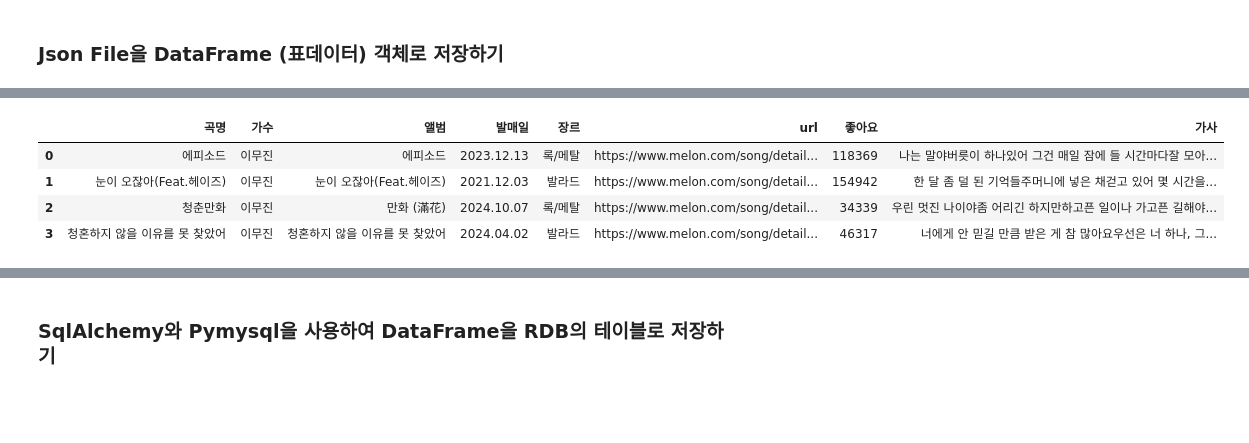
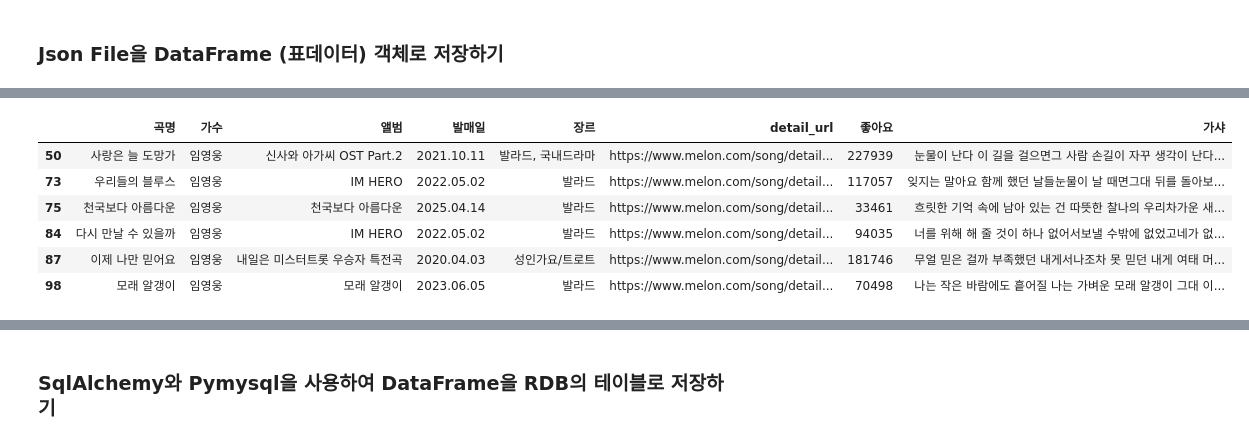
Before and after one commit to Choi-Sungyun0716/Python_WebScraping_Analysis, a Jupyter notebook: 04.Melon100차트_데이터파싱_DB저장.ipynb, the cells around one changed output, grey strips where cells are left out. Drawn from its saved outputs; the diff is of its cells as text; code cells hidden in the pictures; blank space fills up the shorter version.

```diff
--- a/04.Melon100차트_데이터파싱_DB저장.ipynb
+++ b/04.Melon100차트_데이터파싱_DB저장.ipynb
@@ -84,0 +235,6 @@ headers = {
+# %%
+import pandas as pd
+song_df = pd.read_json("data/songs100.json")
+
+print(type(song_df))
+song_df.head(3)
@@ -102,8 +269,11 @@ Name: count, dtype: int64
 # %%
 # 특정 가수의 노래 정보 출력하기
+song_df.loc[song_df["가수"] == '임영웅']
 # %% [output]
-|  | 곡명 | 가수 | 앨범 | 발매일 | 장르 | url | 좋아요 | 가사 |
-| 0 | 에피소드 | 이무진 | 에피소드 | 2023.12.13 | 록/메탈 | https://www.melon.com/song/detail... | 118369 | 나는 말야버릇이 하나있어 그건 매일 잠에 들 시간마다잘 모아... |
-| 1 | 눈이 오잖아(Feat.헤이즈) | 이무진 | 눈이 오잖아(Feat.헤이즈) | 2021.12.03 | 발라드 | https://www.melon.com/song/detail... | 154942 | 한 달 좀 덜 된 기억들주머니에 넣은 채걷고 있어 몇 시간을... |
-| 2 | 청춘만화 | 이무진 | 만화 (滿花) | 2024.10.07 | 록/메탈 | https://www.melon.com/song/detail... | 34339 | 우린 멋진 나이야좀 어리긴 하지만하고픈 일이나 가고픈 길해야... |
-| 3 | 청혼하지 않을 이유를 못 찾았어 | 이무진 | 청혼하지 않을 이유를 못 찾았어 | 2024.04.02 | 발라드 | https://www.melon.com/song/detail... | 46317 | 너에게 안 믿길 만큼 받은 게 참 많아요우선은 너 하나, 그... |
+|  | 곡명 | 가수 | 앨범 | 발매일 | 장르 | detail_url | 좋아요 | 가샤 |
+| 50 | 사랑은 늘 도망가 | 임영웅 | 신사와 아가씨 OST Part.2 | 2021.10.11 | 발라드, 국내드라마 | https://www.melon.com/song/detail... | 227939 | 눈물이 난다 이 길을 걸으면그 사람 손길이 자꾸 생각이 난다... |
+| 73 | 우리들의 블루스 | 임영웅 | IM HERO | 2022.05.02 | 발라드 | https://www.melon.com/song/detail... | 117057 | 잊지는 말아요 함께 했던 날들눈물이 날 때면그대 뒤를 돌아보... |
+| 75 | 천국보다 아름다운 | 임영웅 | 천국보다 아름다운 | 2025.04.14 | 발라드 | https://www.melon.com/song/detail... | 33461 | 흐릿한 기억 속에 남아 있는 건 따뜻한 찰나의 우리차가운 새... |
+| 84 | 다시 만날 수 있을까 | 임영웅 | IM HERO | 2022.05.02 | 발라드 | https://www.melon.com/song/detail... | 94035 | 너를 위해 해 줄 것이 하나 없어서보낼 수밖에 없었고네가 없... |
+| 87 | 이제 나만 믿어요 | 임영웅 | 내일은 미스터트롯 우승자 특전곡 | 2020.04.03 | 성인가요/트로트 | https://www.melon.com/song/detail... | 181746 | 무얼 믿은 걸까 부족했던 내게서나조차 못 믿던 내게 여태 머... |
+| 98 | 모래 알갱이 | 임영웅 | 모래 알갱이 | 2023.06.05 | 발라드 | https://www.melon.com/song/detail... | 70498 | 나는 작은 바람에도 흩어질 나는 가벼운 모래 알갱이 그대 이... |
```
Also changed, not shown: parts of 36 cells of this notebook, 9 other files.
